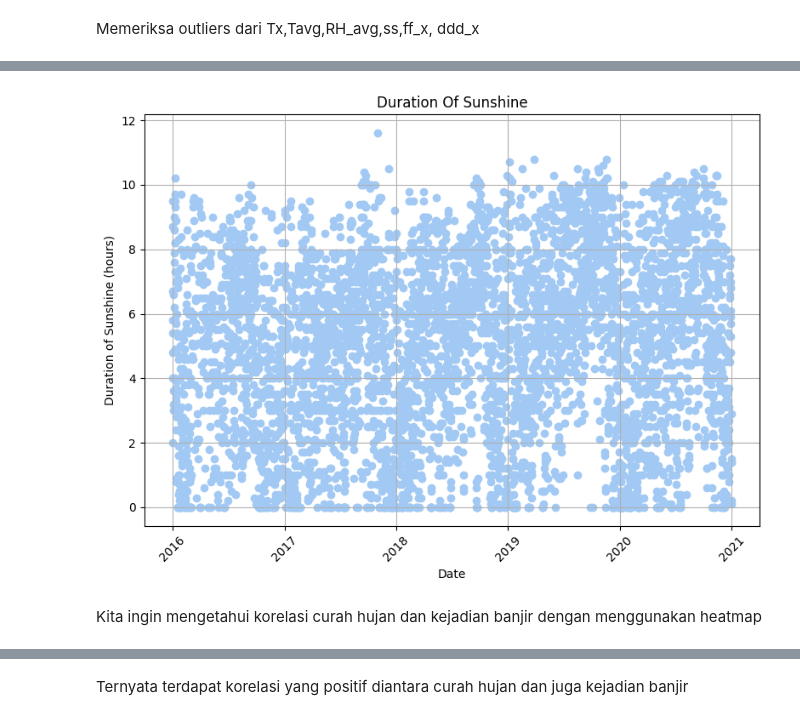
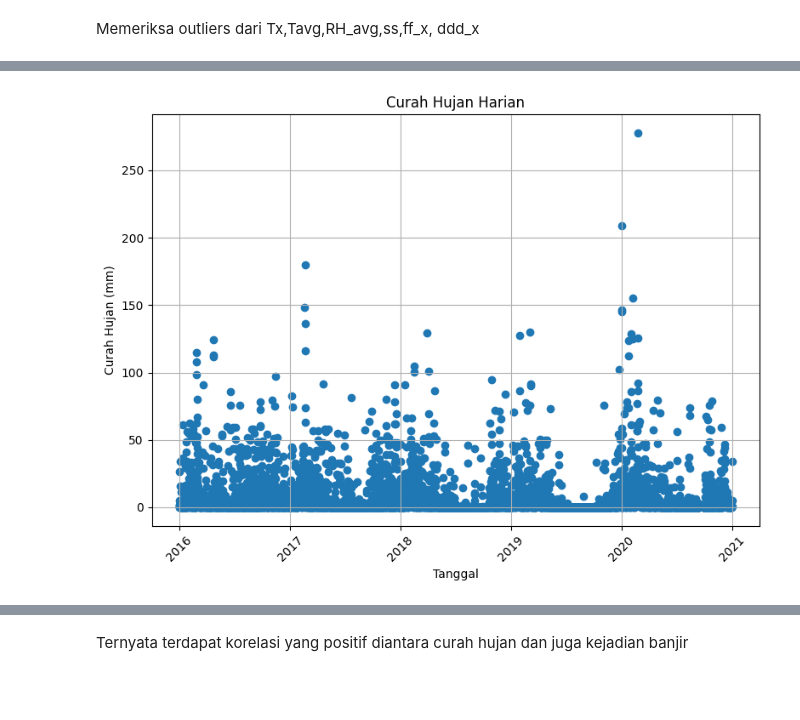
Before and after one commit to Fadhil-hi/Intern-BCC-2024, a Jupyter notebook: Code/first_EDA.ipynb, the cells around one changed output, grey strips where cells are left out. Cells and saved outputs as stored; diff of their text form; code cells hidden in the pictures; blank space fills up the shorter version.

```diff
--- a/Code/first_EDA.ipynb
+++ b/Code/first_EDA.ipynb
@@ -430,6 +352,4 @@ plot_weather_data(df, 'date', 'RR', 'Rainfall Over Time', 'Date', 'Rainfall (mm)
-# %%
-plot_weather_data(df, 'date', 'ss', 'Duration Of Sunshine', 'Date', 'Duration of Sunshine (hours)')
-# %% [output]
-[figure, removed]
-# %% [markdown]
-Kita ingin mengetahui korelasi curah hujan dan kejadian banjir dengan menggunakan heatmap
+# %%
+plot_weather_data(df, 'date', 'RR', 'Curah Hujan Harian', 'Tanggal', 'Curah Hujan (mm)')
+# %% [output]
+[figure, added]
```
Also changed, not shown: parts of 71 cells of this notebook.
